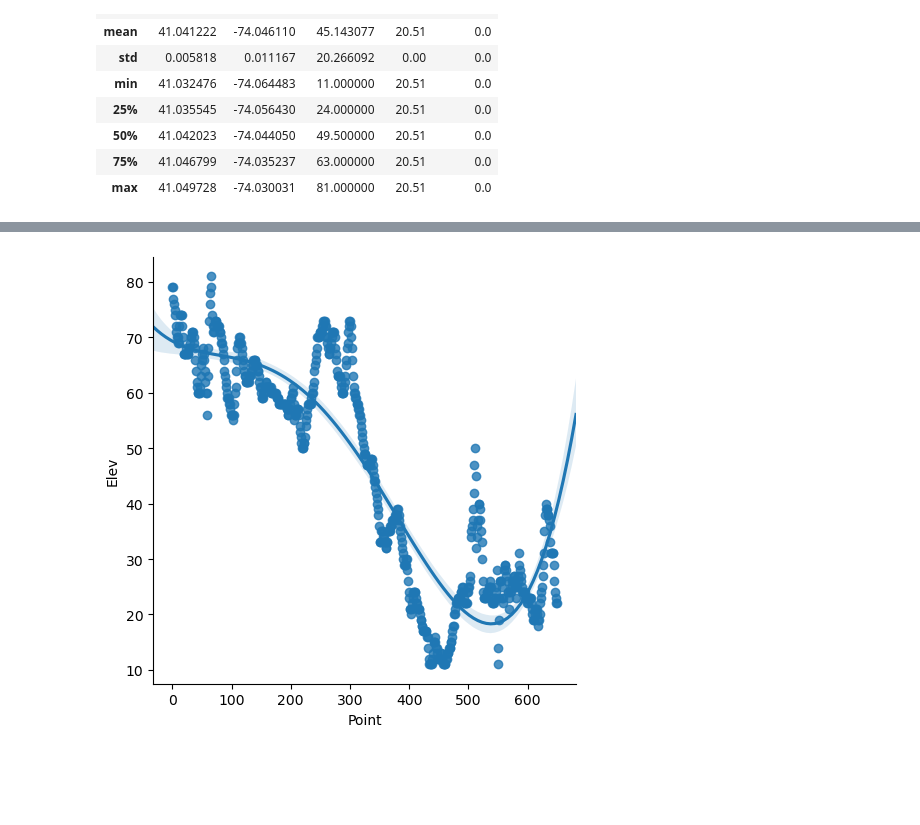
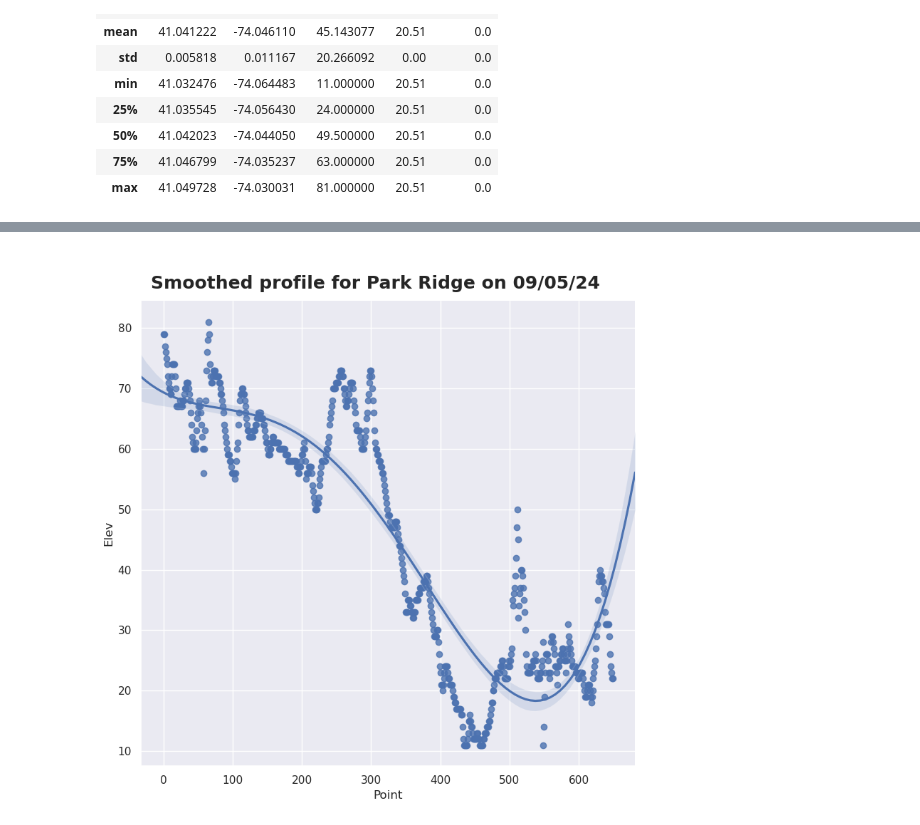
Before and after one commit to biscotty666/GPX, a Jupyter notebook: GPXTrekking.ipynb, the cells around one changed output, grey strips where cells are left out. Cells and saved outputs as stored; diff of their text form; code cells hidden in the pictures; blank space fills up the shorter version.

```diff
--- a/GPXTrekking.ipynb
+++ b/GPXTrekking.ipynb
@@ -15,5 +22,5 @@ from shapely import LineString
 # %%
-trek_df = pd.read_csv('data/wo-2024-09-05.csv')
+trek_df = pd.read_csv('data/b3/Workout-2024-09-05-15-25-13.csv')
 # %%
 trek_df.iloc[0]
 # %% [output]
@@ -73,3 +91,3 @@ ctx.add_basemap(ax, crs=trek_gdf.crs, source=ctx.providers.OpenStreetMap.Mapnik)
 # %%
-trek_proj = trek_gdf.to_crs(32111)
+trek_proj = trek_gdf.copy().to_crs(32111)
 # %%
@@ -93,3 +114,8 @@ trek_proj.describe()
 # %%
-trek_proj.Elev.plot();
+f, ax = plt.subplots(figsize=(9,5))
+ax = trek_proj.Elev.plot()
+ax.set_title(f'''
+    Elevation profile for {trek_gdf.Name[0]} on {trek_gdf.Time[0].strftime('%x')}
+    ''')
+ax.set_ylabel('meters');
 # %% [output]
@@ -97,2 +123,4 @@ trek_proj.Elev.plot();
 # %%
 trek_proj['Point'] = trek_proj.index
+# %%
+sns.set_theme()
@@ -99,5 +137,11 @@ trek_proj['Point'] = trek_proj.index
 # %%
-sns.lmplot(data=trek_proj, x='Point', y='Elev', order=4, truncate=False);
+sns.set_theme(rc={'figure.figsize':(6,6)})
+plot = sns.lmplot(data=trek_proj, x='Point', y='Elev',
+                  order=4, truncate=False, height=8, aspect=1)
+plot.figure.subplots_adjust(top=0.9, left=.11)
+plot.fig.suptitle(f'''
+    Smoothed profile for {trek_gdf.Name[0]} on {trek_gdf.Time[0].strftime('%x')}
+    ''', fontsize=18);
 # %% [output]
-[figure, old version]
+[figure, new version]
 # %%
```
Also changed, not shown: parts of 13 cells of this notebook, 5 other files.
